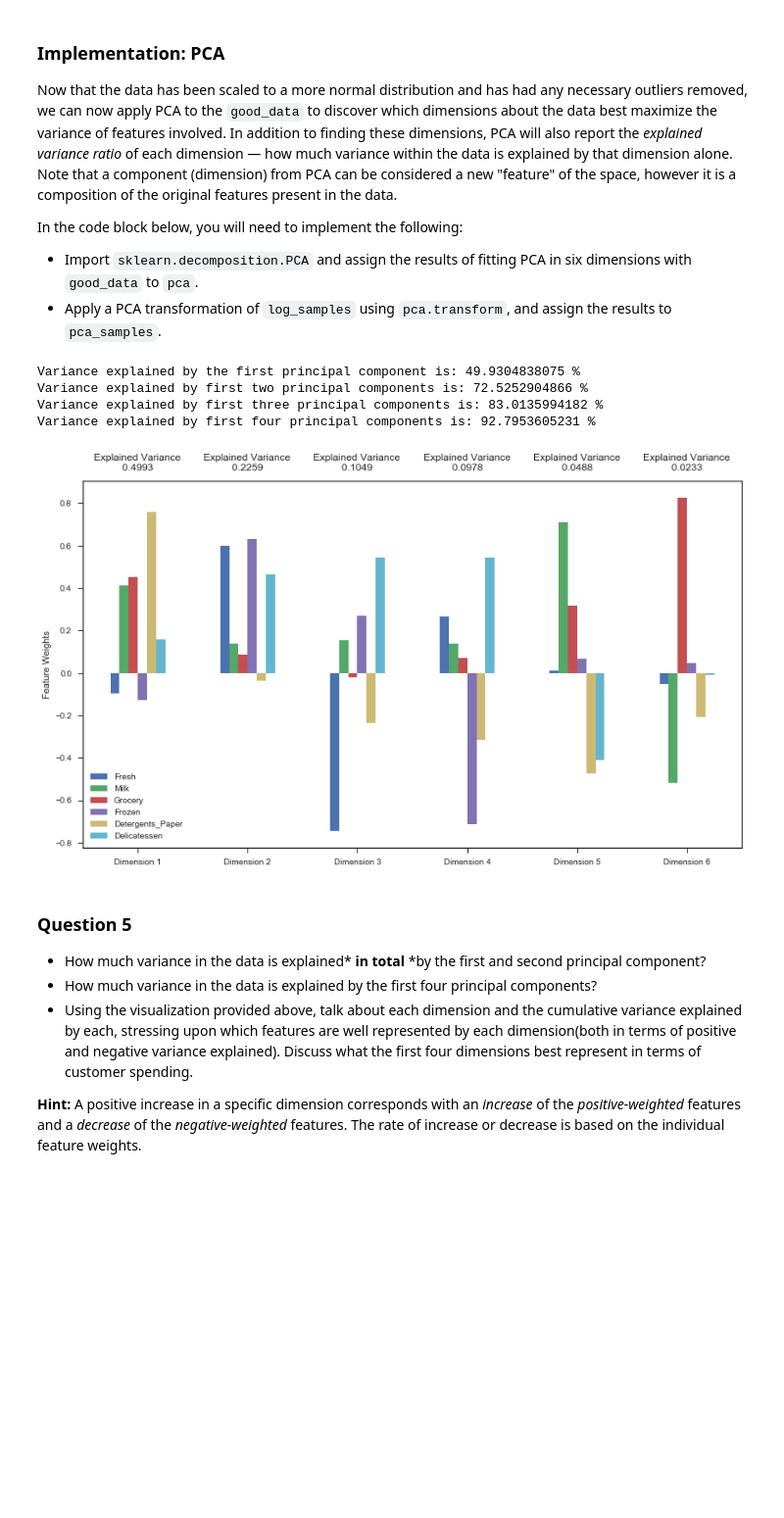
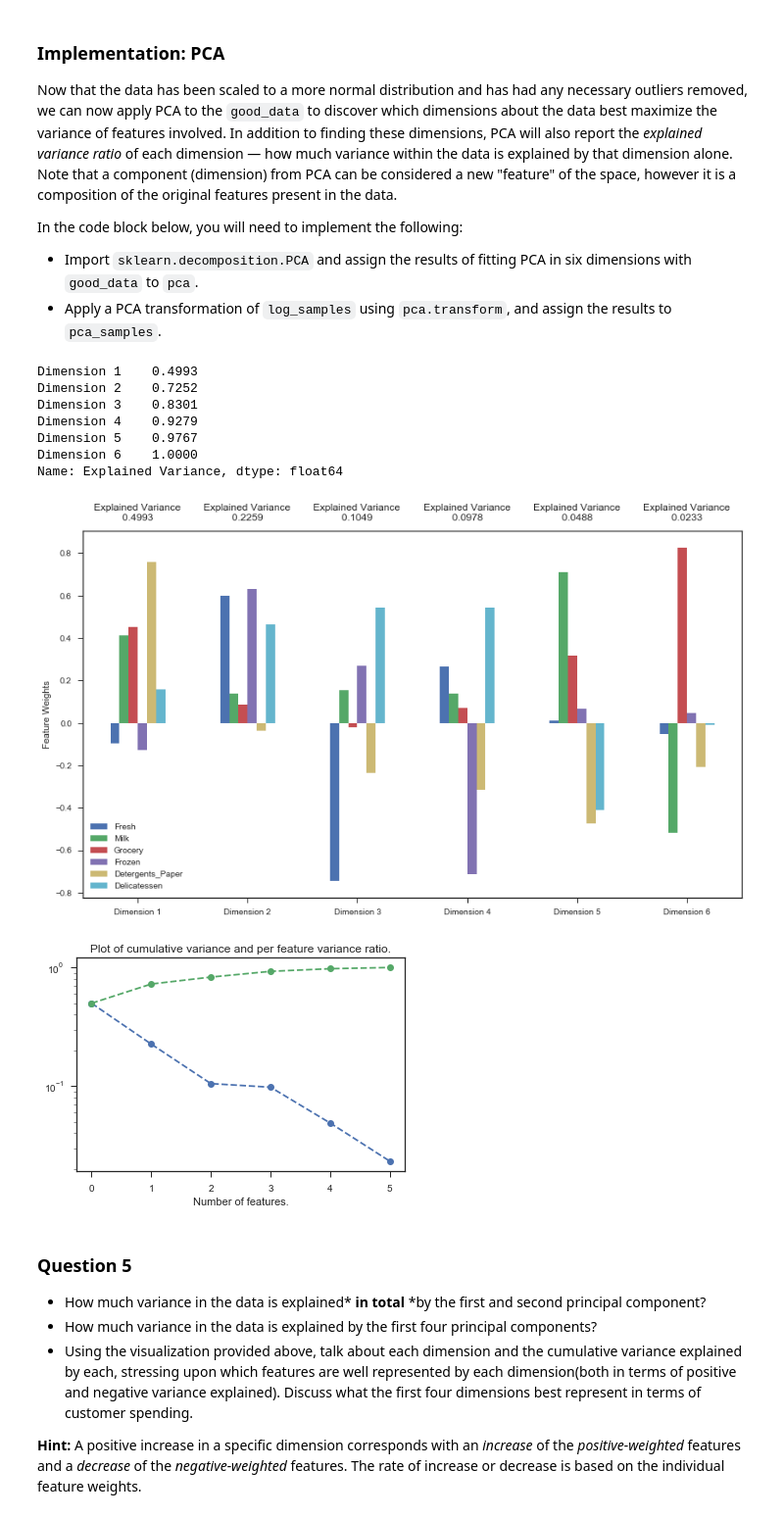
Before and after one commit to akshaysharma096/customer_segments, a Jupyter notebook: customer_segments.ipynb, the cells around one changed output. Shown at 98% size. Cells and saved outputs as stored; diff of their text form; code cells hidden in the pictures; blank space fills up the shorter version.

```diff
--- a/customer_segments.ipynb
+++ b/customer_segments.ipynb
@@ -111,15 +111,19 @@ In the code block below, you will need to implement the following:
 # %%
 #TODO: Make a copy of the DataFrame, using the 'drop' function to drop the given feature
 from sklearn.model_selection import train_test_split
+from collections import defaultdict
 from sklearn.tree import DecisionTreeRegressor
+hash = defaultdict(list)
 for feature in ['Fresh', 'Milk', 'Grocery', 'Frozen', 'Detergents_Paper', 'Delicatessen']:
     Y = data[feature]
     new_data = data.drop([feature], axis = 1, inplace = False)
     ## TODO: Split the data into training and testing sets(0.25) using the given feature as the target
     X_train, X_test, y_train, y_test = train_test_split(new_data, Y, test_size = 0.25, random_state = 10)
     ## TODO: Create a decision tree regressor and fit it to the training set
-    regressor = DecisionTreeRegressor(random_state = 0).fit(X_train, y_train)
-    prediction = regressor.predict(X_test)
-    ## TODO: Report the score of the prediction using the testing set
-    score = regressor.score(X_test, y_test)
-    print "R-squared score for feature: {0} is: {1}".format(feature, score)
+    for i in range(200):
+        regressor = DecisionTreeRegressor().fit(X_train, y_train)
+        prediction = regressor.predict(X_test)
+        ## TODO: Report the score of the prediction using the testing set
+        score = regressor.score(X_test, y_test)
+        hash[feature].append(score)
+    hash[feature] = np.mean(hash[feature])
@@ -370,21 +393,23 @@ pca_samples = pca.transform(log_samples)
 
 # Generate PCA results plot
 pca_results = vs.pca_results(good_data, pca)
-
-variance_first_1 = np.sum(pca.explained_variance_ratio_[:1])*100
-variance_first_2 = np.sum(pca.explained_variance_ratio_[:2])*100
-variance_first_3 = np.sum(pca.explained_variance_ratio_[:3])*100
-variance_first_4 = np.sum(pca.explained_variance_ratio_[:4])*100
-print "Variance explained by the first principal component is: {0} %".format(variance_first_1)
-print "Variance explained by first two principal components is: {0} %".format(variance_first_2)
-print "Variance explained by first three principal components is: {0} %".format(variance_first_3)
-print "Variance explained by first four principal components is: {0} %".format(variance_first_4)
+print pca_results['Explained Variance'].cumsum()
 # %% [output]
-Variance explained by the first principal component is: 49.9304838075 %
-Variance explained by first two principal components is: 72.5252904866 %
-Variance explained by first three principal components is: 83.0135994182 %
-Variance explained by first four principal components is: 92.7953605231 %
+Dimension 1    0.4993
+Dimension 2    0.7252
+Dimension 3    0.8301
+Dimension 4    0.9279
+Dimension 5    0.9767
+Dimension 6    1.0000
+Name: Explained Variance, dtype: float64
 [figure]
+# %%
+plt.semilogy(pca.explained_variance_ratio_, '--o')
+plt.xlabel("Number of features.")
+plt.title("Plot of cumulative variance and per feature variance ratio.")
+plt.semilogy(pca.explained_variance_ratio_.cumsum(), '--o');
+# %% [output]
+[figure, added]
 # %% [markdown]
 ### Question 5
 
```
Also changed, not shown: parts of 12 cells of this notebook, 1 other file.
